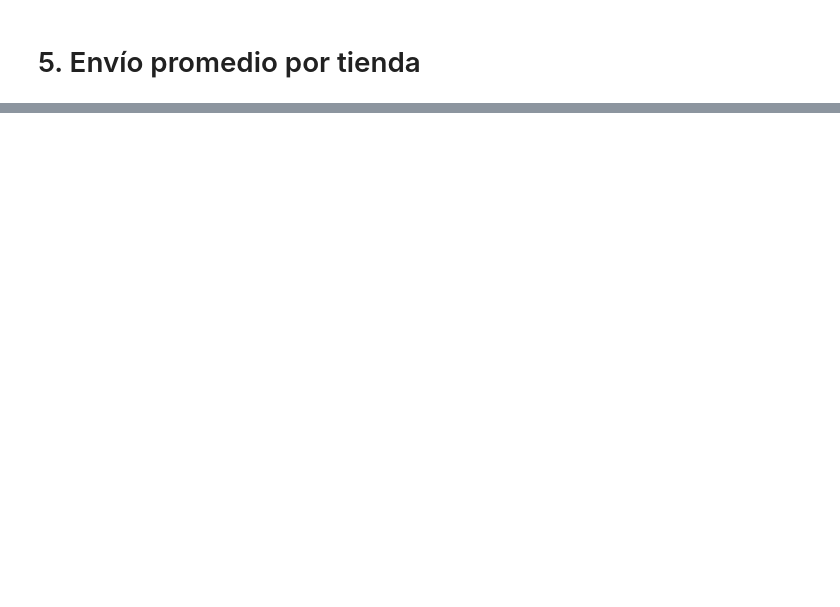
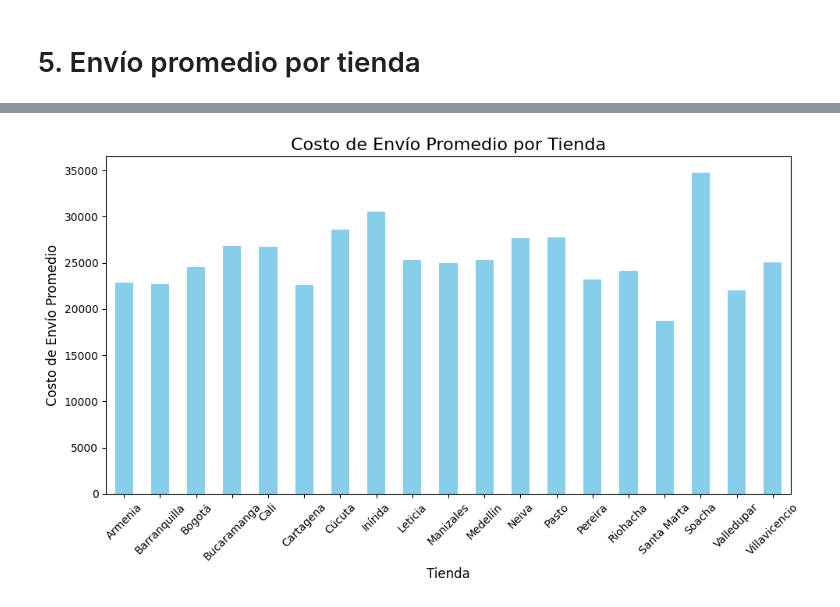
Before and after one commit to darcygith/Challenge_2, a Jupyter notebook: AluraStoreLatam.ipynb, the cells around one changed output, grey strips where cells are left out. Cells and saved outputs as stored; diff of their text form; code cells hidden in the pictures; blank space fills up the shorter version.

```diff
--- a/AluraStoreLatam.ipynb
+++ b/AluraStoreLatam.ipynb
@@ -180,2 +232,12 @@ plt.show()
 # %% [markdown]
 # 5. Envío promedio por tienda
+# %%
+# Concatenar todos los dataframes en uno solo
+tiendas = pd.concat([tienda, tienda2, tienda3, tienda4])
+
+# Agrupar por lugar de compra (tienda) y calcular el costo de envío promedio
+costo_envio_promedio = tiendas.groupby('Lugar de Compra')['Costo de envío'].mean()
+
+# Mostrar el costo de envío promedio para cada tienda
+print("Costo de envío promedio por tienda:")
+print(costo_envio_promedio)
@@ -181,0 +262,16 @@ plt.show()
+# %%
+# Crear un gráfico de barras para visualizar el costo de envío promedio por tienda
+plt.figure(figsize=(10, 6))
+costo_envio_promedio.plot(kind='bar', color='skyblue')
+
+# Añadir títulos y etiquetas
+plt.title('Costo de Envío Promedio por Tienda', fontsize=16)
+plt.xlabel('Tienda', fontsize=12)
+plt.ylabel('Costo de Envío Promedio', fontsize=12)
+plt.xticks(rotation=45)
+plt.tight_layout()
+
+# Mostrar el gráfico
+plt.show()
+# %% [output]
+[figure, added]
```
Also changed, not shown: parts of 6 cells of this notebook.
